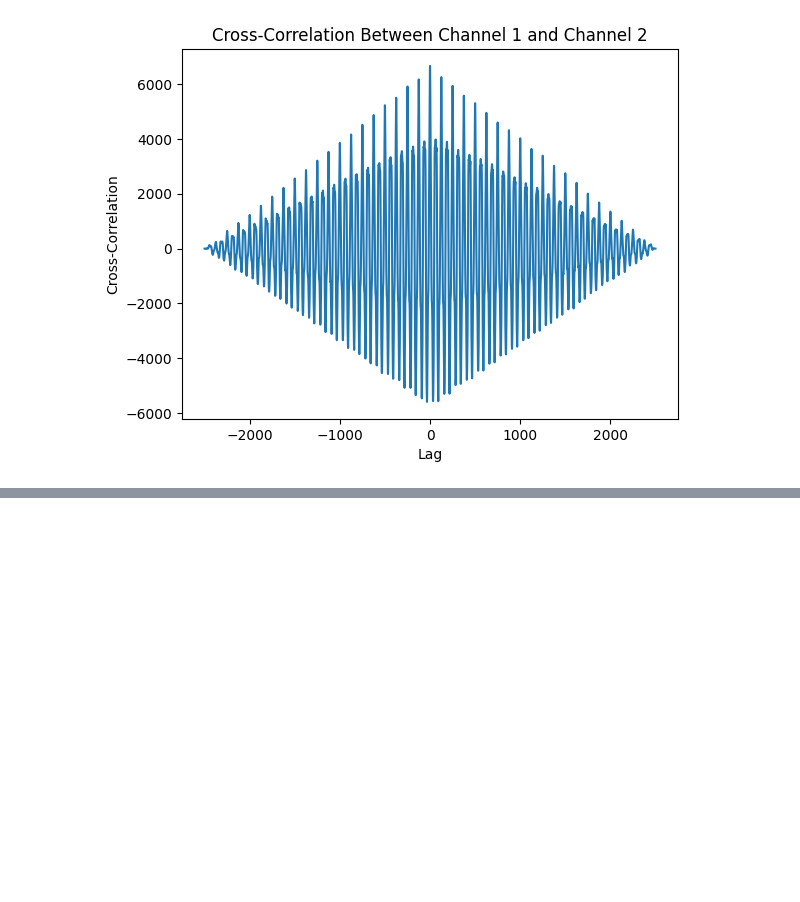
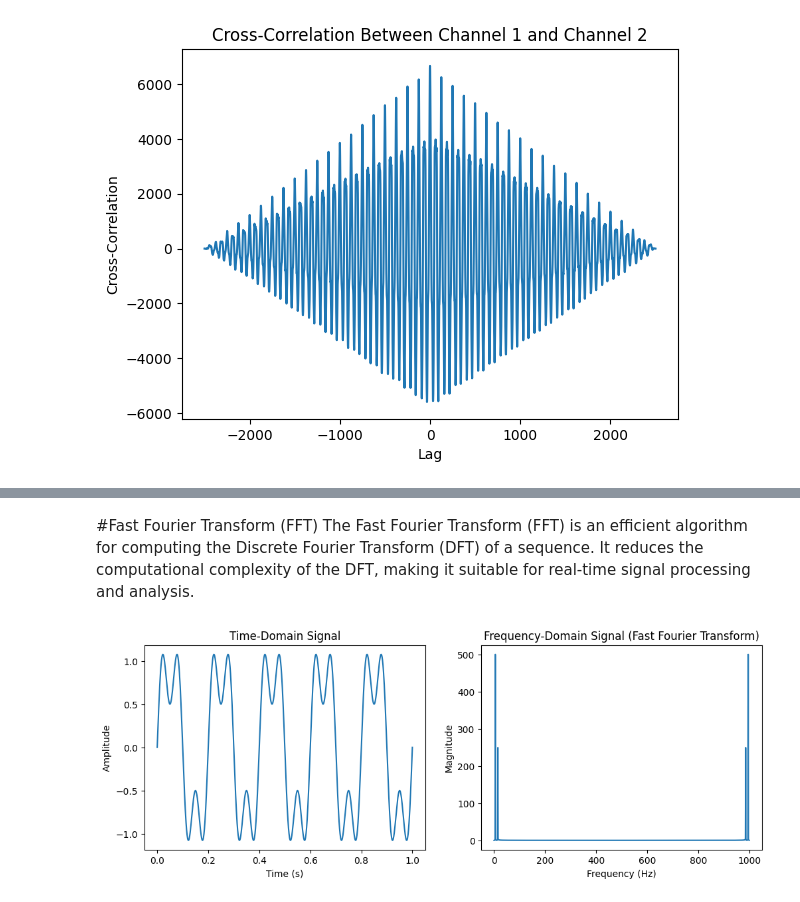
Before and after one commit to vinkrishna/ExpandingSenses, a Jupyter notebook: Chapter3.ipynb, the cells around one changed output, grey strips where cells are left out. Saved outputs shown, nothing was run; the diff lists cells and outputs as text; code cells hidden in the pictures; blank space fills up the shorter version.

```diff
--- a/Chapter3.ipynb
+++ b/Chapter3.ipynb
@@ -508,0 +549,23 @@ plt.show()
+# %% [markdown]
+#Fast Fourier Transform (FFT)
+The Fast Fourier Transform (FFT) is an efficient algorithm for computing the Discrete Fourier Transform (DFT) of a sequence. It reduces the computational complexity of the DFT, making it suitable for real-time signal processing and analysis.
+# %%
+from scipy.fft import fft
+
+# Compute the Fast Fourier Transform
+X_fft = fft(signal)
+
+# Plot the signal and its frequency components
+fig, (ax1, ax2) = plt.subplots(1, 2, figsize=(12, 4))
+ax1.plot(t, signal)
+ax1.set_xlabel('Time (s)')
+ax1.set_ylabel('Amplitude')
+ax1.set_title('Time-Domain Signal')
+
+ax2.plot(np.linspace(0, 1000, len(X_fft)), np.abs(X_fft))
+ax2.set_xlabel('Frequency (Hz)')
+ax2.set_ylabel('Magnitude')
+ax2.set_title('Frequency-Domain Signal (Fast Fourier Transform)')
+plt.show()
+# %% [output]
+[figure, added]
```
Also changed, not shown: parts of 9 cells of this notebook.
